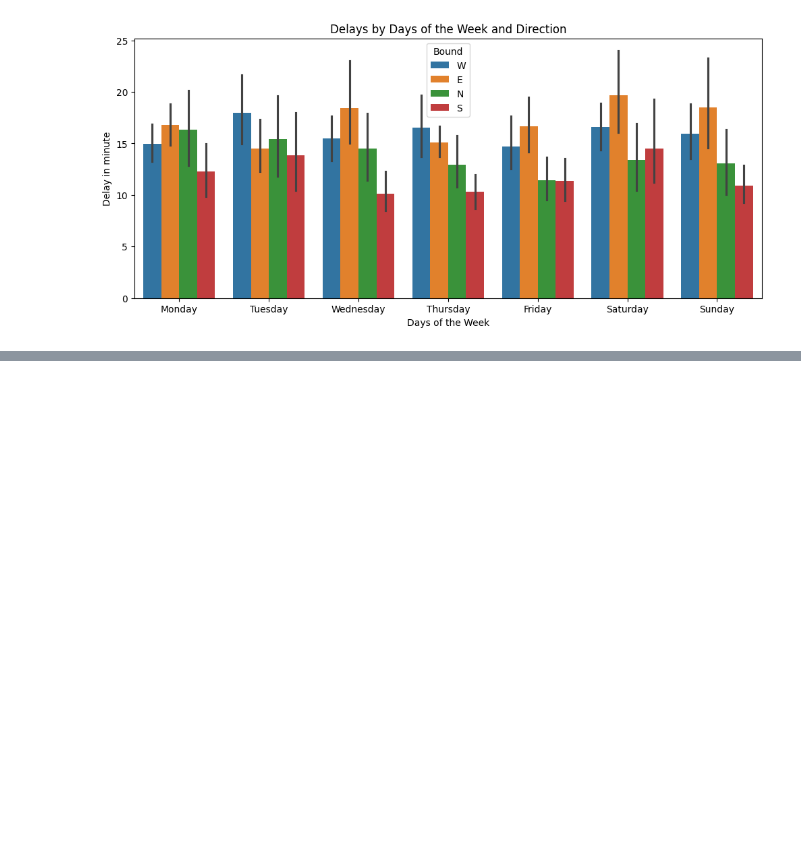
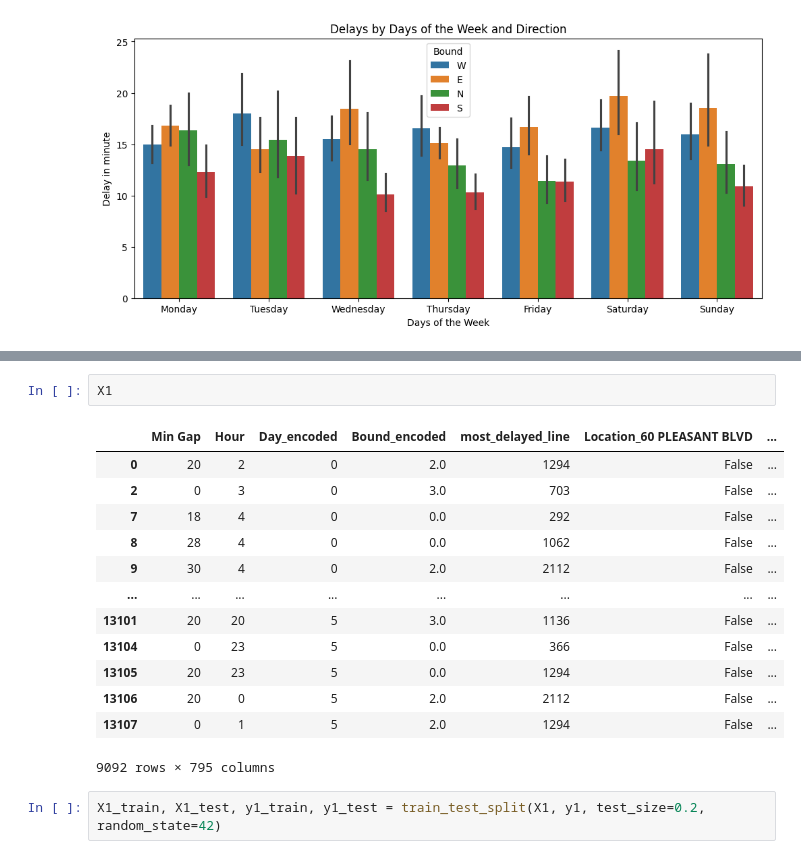
Before and after one commit to JYW5114/TTC_delay, a Jupyter notebook: ttc_streetcar.ipynb, the cells around one changed output, grey strips where cells are left out. Saved outputs shown, nothing was run; the diff lists cells and outputs as text; blank space fills up the shorter version.

```diff
--- a/ttc_streetcar.ipynb
+++ b/ttc_streetcar.ipynb
@@ -237,0 +253,18 @@ plt.ylabel("Delay in minute");
+# %%
+X1
+# %% [output]
+|  | Min Gap | Hour | Day_encoded | Bound_encoded | most_delayed_line | Location_60 PLEASANT BLVD | ... |
+| 0 | 20 | 2 | 0 | 2.0 | 1294 | False | ... |
+| 2 | 0 | 3 | 0 | 3.0 | 703 | False | ... |
+| 7 | 18 | 4 | 0 | 0.0 | 292 | False | ... |
+| 8 | 28 | 4 | 0 | 0.0 | 1062 | False | ... |
+| 9 | 30 | 4 | 0 | 2.0 | 2112 | False | ... |
+| ... | ... | ... | ... | ... | ... | ... | ... |
+| 13101 | 20 | 20 | 5 | 3.0 | 1136 | False | ... |
+| 13104 | 0 | 23 | 5 | 0.0 | 366 | False | ... |
+| 13105 | 20 | 23 | 5 | 0.0 | 1294 | False | ... |
+| 13106 | 20 | 0 | 5 | 2.0 | 2112 | False | ... |
+| 13107 | 0 | 1 | 5 | 2.0 | 1294 | False | ... |
+9092 rows × 795 columns
+# %%
+X1_train, X1_test, y1_train, y1_test = train_test_split(X1, y1, test_size=0.2, random_state=42)
```
Also changed, not shown: parts of 7 cells of this notebook.
